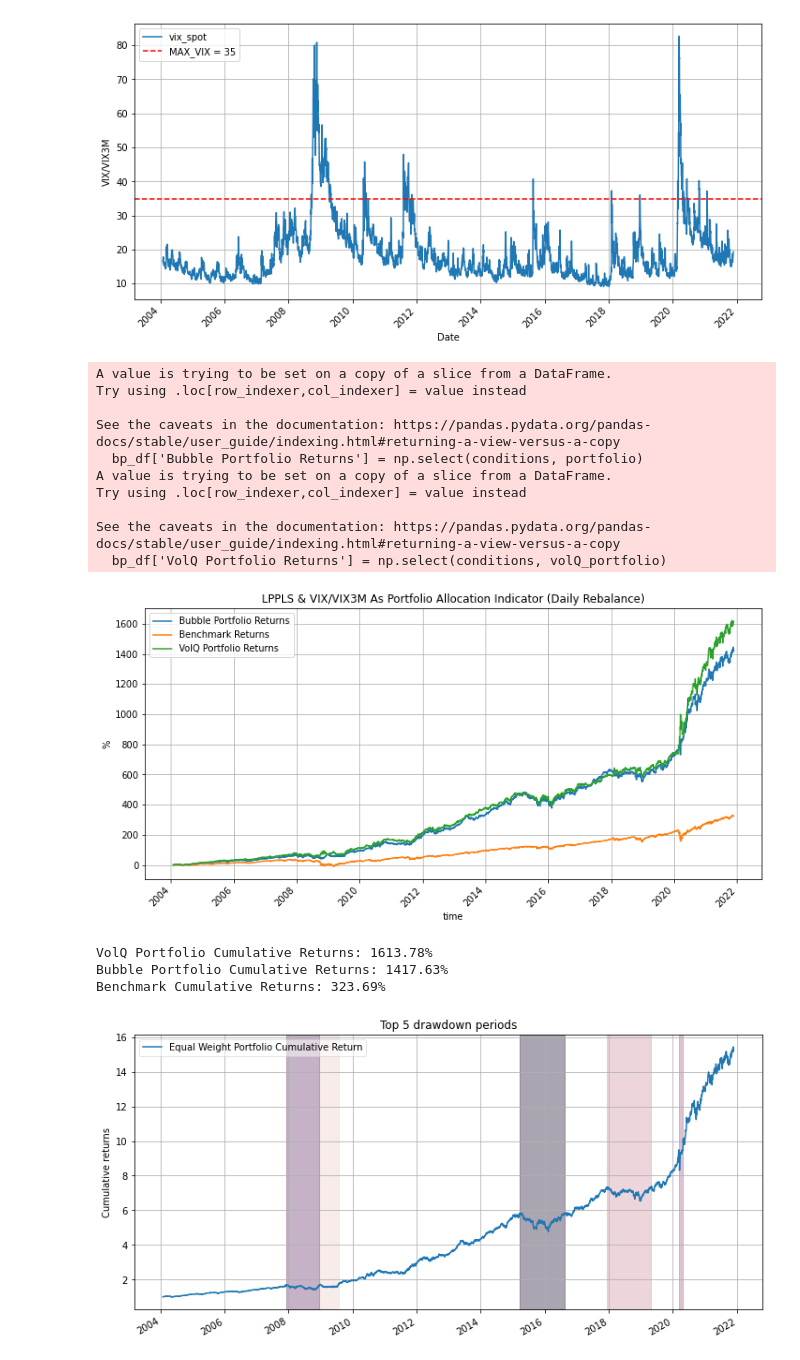
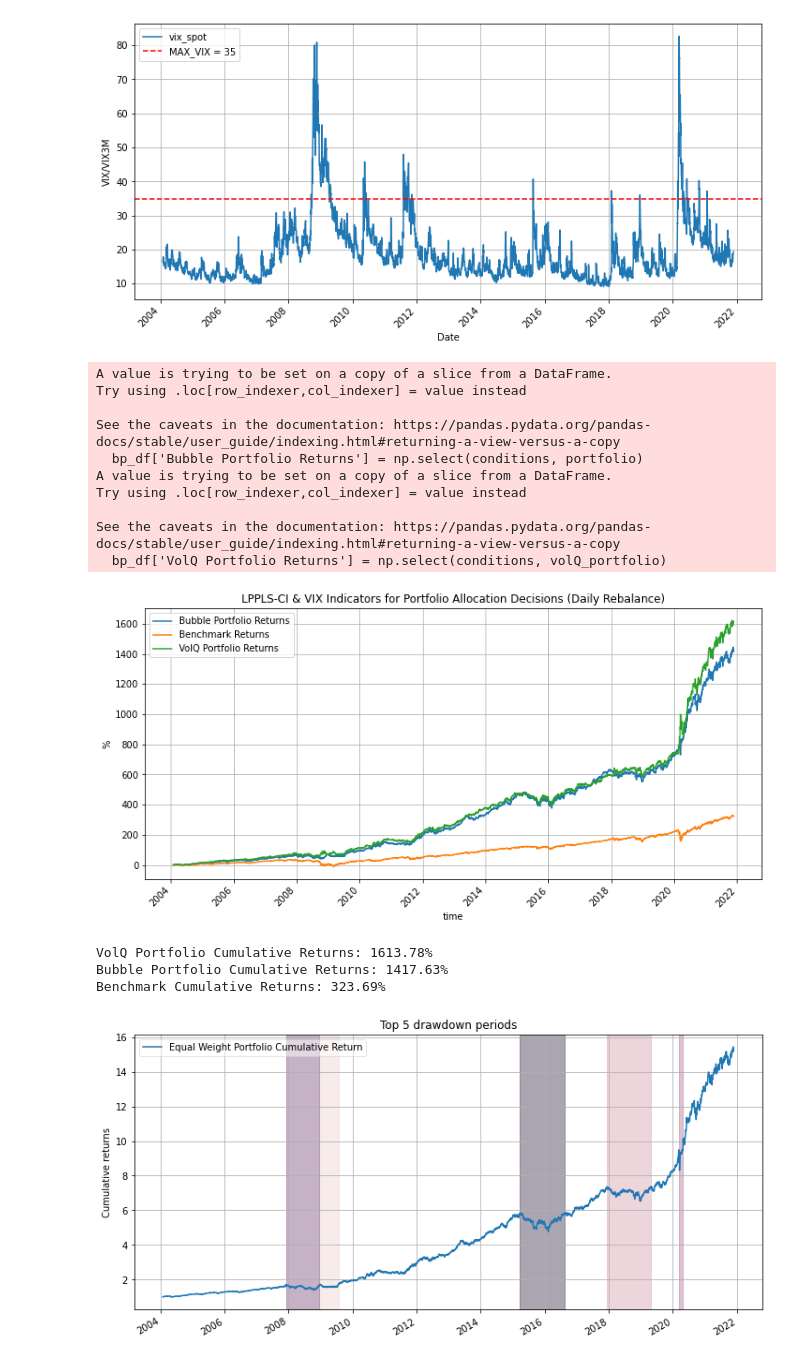
Before and after one commit to Boulder-Investment-Technologies/lppls-ci_tactical_asset_allocation, a Jupyter notebook: avoiding_bubbles-w-VolQ-risk-off-allocation.ipynb, the cells around one changed output. Cells and saved outputs as stored; diff of their text form; code cells hidden in the pictures.

Commit message:
updating plot titles

```diff
--- a/avoiding_bubbles-w-VolQ-risk-off-allocation.ipynb
+++ b/avoiding_bubbles-w-VolQ-risk-off-allocation.ipynb
@@ -296,35 +296,35 @@ bp_df['VolQ Portfolio Returns'] = np.select(conditions, volQ_portfolio)
 
 # visualize the portfolio v benchmark
 (((1+bp_df[[
     'Bubble Portfolio Returns',
     'Benchmark Returns',
     'VolQ Portfolio Returns',
 ]]).cumprod()-1)*100).plot(
     figsize=(12,6),
-    title='LPPLS & VIX/VIX3M As Portfolio Allocation Indicator (Daily Rebalance)'
+    title='LPPLS-CI & VIX Indicators for Portfolio Allocation Decisions (Daily Rebalance)'
 )
 plt.ylabel('%')
 plt.grid()
 plt.xticks(rotation=45)
 plt.show()
 VolQ_cumulative_return = round(((1+bp_df['VolQ Portfolio Returns']).cumprod()[-1]-1)*100, 2)
 print(f'VolQ Portfolio Cumulative Returns: {VolQ_cumulative_return}%')
 portfolio_cumulative_return = round(((1+bp_df['Bubble Portfolio Returns']).cumprod()[-1]-1)*100, 2)
 print(f'Bubble Portfolio Cumulative Returns: {portfolio_cumulative_return}%')
 benchmark_cumulative_return = round(((1+bp_df['Benchmark Returns']).cumprod()[-1]-1)*100, 2)
 print(f'Benchmark Cumulative Returns: {benchmark_cumulative_return}%')
 # %% [output]
 A value is trying to be set on a copy of a slice from a DataFrame.
 Try using .loc[row_indexer,col_indexer] = value instead
 
 See the caveats in the documentation: https://pandas.pydata.org/pandas-docs/stable/user_guide/indexing.html#returning-a-view-versus-a-copy
   bp_df['Bubble Portfolio Returns'] = np.select(conditions, portfolio)
 A value is trying to be set on a copy of a slice from a DataFrame.
 Try using .loc[row_indexer,col_indexer] = value instead
 
 See the caveats in the documentation: https://pandas.pydata.org/pandas-docs/stable/user_guide/indexing.html#returning-a-view-versus-a-copy
   bp_df['VolQ Portfolio Returns'] = np.select(conditions, volQ_portfolio)
-[figure, old version]
+[figure, new version]
 VolQ Portfolio Cumulative Returns: 1613.78%
 Bubble Portfolio Cumulative Returns: 1417.63%
 Benchmark Cumulative Returns: 323.69%
```
